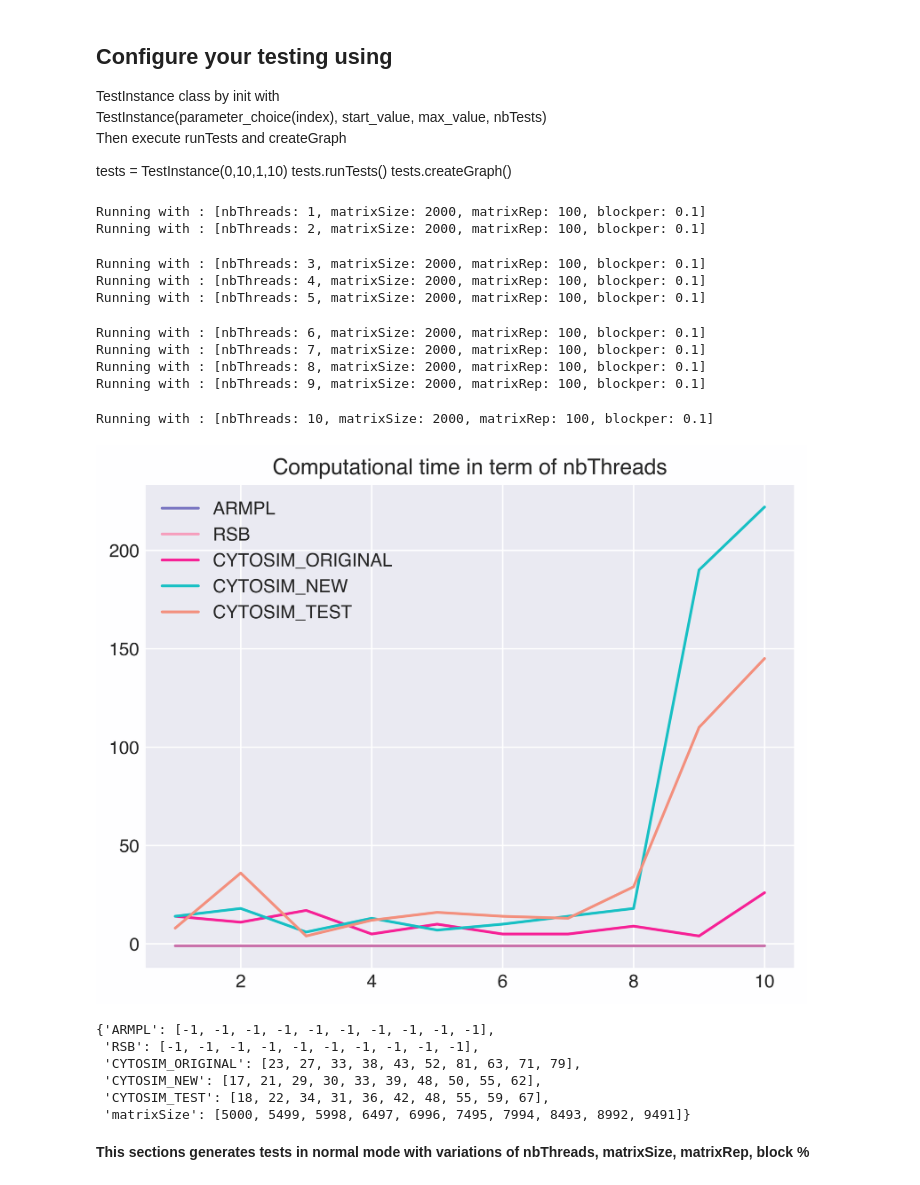
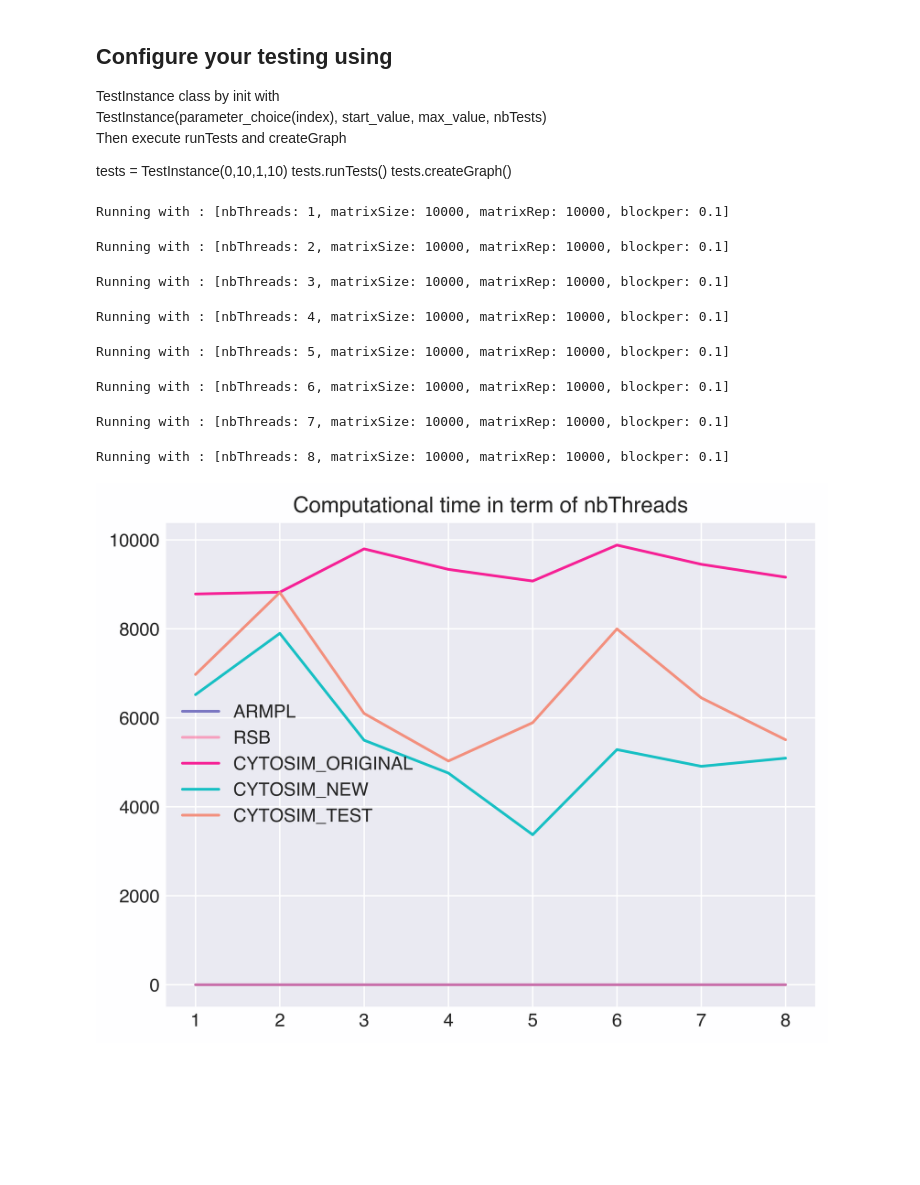
Before and after one commit to EnzoGitMoreau/cleanrepspsm, a Jupyter notebook: testsGenerator.ipynb, the cells around one changed output. Drawn from its saved outputs; the diff is of its cells as text; code cells hidden in the pictures; blank space fills up the shorter version.

```diff
--- a/testsGenerator.ipynb
+++ b/testsGenerator.ipynb
@@ -82,7 +82,7 @@ class TestInstance():
 	varying_param_log = []
 
 	def __init__(self,choice, start_value, max_value, nbTests):
-		self.possible_parameters = [IntParameter("nbThreads", 8), IntParameter("matrixSize", 2000), IntParameter("matrixRep",100), FloatParameter("blockper", 0.1)]
+		self.possible_parameters = [IntParameter("nbThreads", 8), IntParameter("matrixSize", 10000), IntParameter("matrixRep",10000), FloatParameter("blockper", 0.1)]
 		self.algorithms = ["ARMPL","RSB","CYTOSIM_ORIGINAL", "CYTOSIM_NEW" ,"CYTOSIM_TEST"]
 		self.choice = choice
 		self.max_value = max_value
@@ -130,34 +130,21 @@ class TestInstance():
 			raise Exception("Do not run createGraph before runTests")
 # %%
 
-tests = TestInstance(0,1,10,10)
+tests = TestInstance(0,1,8,8)
 tests.runTests()
 tests.createGraph()
 # %% [output]
-Running with : [nbThreads: 1, matrixSize: 2000, matrixRep: 100, blockper: 0.1]
-Running with : [nbThreads: 2, matrixSize: 2000, matrixRep: 100, blockper: 0.1]
+Running with : [nbThreads: 1, matrixSize: 10000, matrixRep: 10000, blockper: 0.1]
-Running with : [nbThreads: 3, matrixSize: 2000, matrixRep: 100, blockper: 0.1]
-Running with : [nbThreads: 4, matrixSize: 2000, matrixRep: 100, blockper: 0.1]
-Running with : [nbThreads: 5, matrixSize: 2000, matrixRep: 100, blockper: 0.1]
+Running with : [nbThreads: 2, matrixSize: 10000, matrixRep: 10000, blockper: 0.1]
-Running with : [nbThreads: 6, matrixSize: 2000, matrixRep: 100, blockper: 0.1]
-Running with : [nbThreads: 7, matrixSize: 2000, matrixRep: 100, blockper: 0.1]
-Running with : [nbThreads: 8, matrixSize: 2000, matrixRep: 100, blockper: 0.1]
-Running with : [nbThreads: 9, matrixSize: 2000, matrixRep: 100, blockper: 0.1]
+Running with : [nbThreads: 3, matrixSize: 10000, matrixRep: 10000, blockper: 0.1]
-Running with : [nbThreads: 10, matrixSize: 2000, matrixRep: 100, blockper: 0.1]
+Running with : [nbThreads: 4, matrixSize: 10000, matrixRep: 10000, blockper: 0.1]
+Running with : [nbThreads: 5, matrixSize: 10000, matrixRep: 10000, blockper: 0.1]
+Running with : [nbThreads: 6, matrixSize: 10000, matrixRep: 10000, blockper: 0.1]
+Running with : [nbThreads: 7, matrixSize: 10000, matrixRep: 10000, blockper: 0.1]
+Running with : [nbThreads: 8, matrixSize: 10000, matrixRep: 10000, blockper: 0.1]
-[figure, old version]
+[figure, new version]
-# %%
-blalbal.results
-# %% [output]
-{'ARMPL': [-1, -1, -1, -1, -1, -1, -1, -1, -1, -1],
- 'RSB': [-1, -1, -1, -1, -1, -1, -1, -1, -1, -1],
- 'CYTOSIM_ORIGINAL': [23, 27, 33, 38, 43, 52, 81, 63, 71, 79],
- 'CYTOSIM_NEW': [17, 21, 29, 30, 33, 39, 48, 50, 55, 62],
- 'CYTOSIM_TEST': [18, 22, 34, 31, 36, 42, 48, 55, 59, 67],
- 'matrixSize': [5000, 5499, 5998, 6497, 6996, 7495, 7994, 8493, 8992, 9491]}
 # %%
 CHOICE = 3
 MAX_VALUE = 1
 START_VALUE = 0.1
 NB_TESTS = 100
-# %% [markdown]
-**This sections generates tests in normal mode with variations of nbThreads, matrixSize, matrixRep, block %**
```
Also changed, not shown: parts of 3 cells of this notebook, 1 other file.
